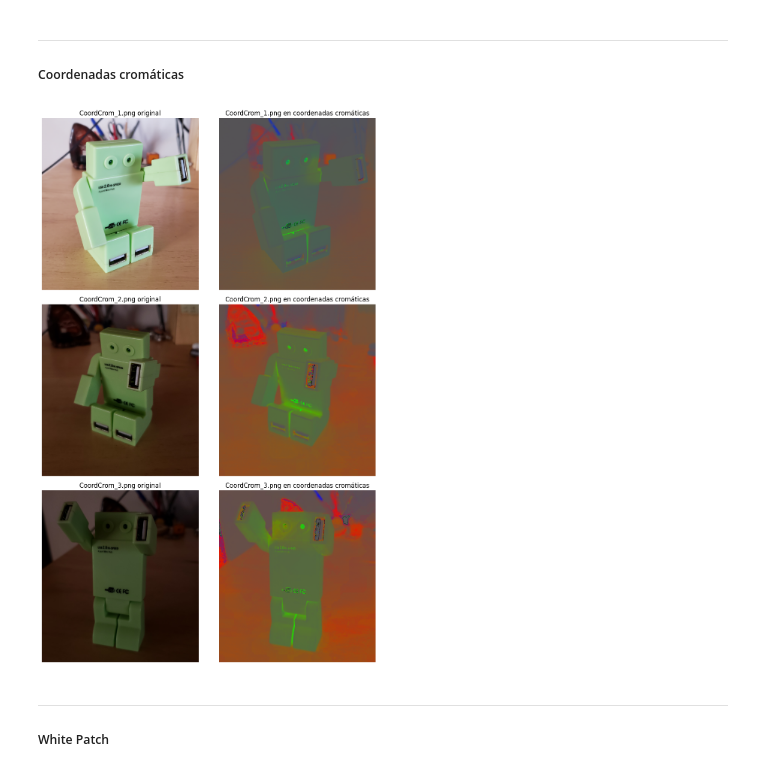
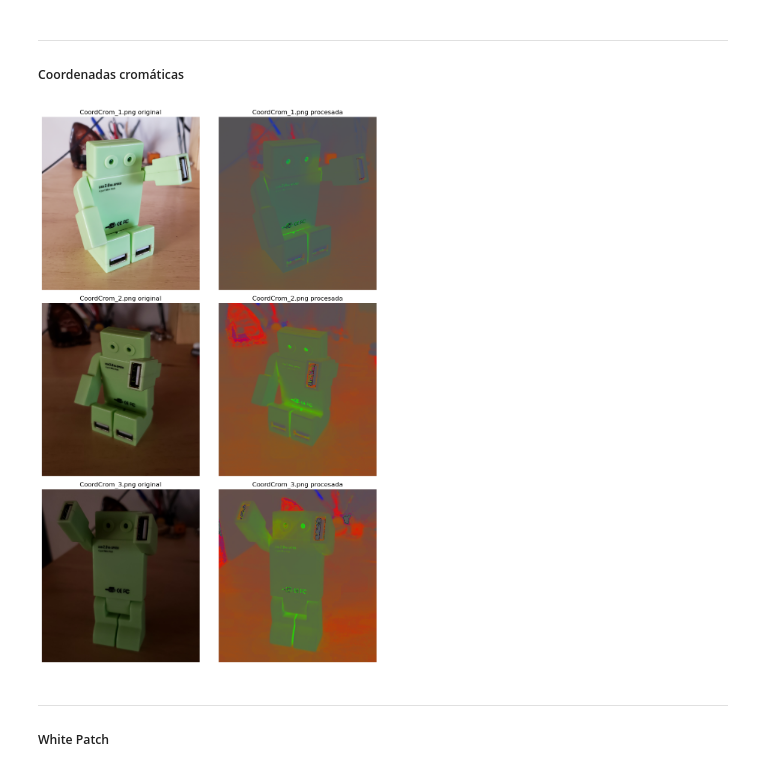
Before and after one commit to mmarando/vpc1, a Jupyter notebook: tp1/tp1.ipynb, the cells around one changed output. Drawn from its saved outputs; the diff is of its cells as text; code cells hidden in the pictures.

Commit message:
refactor coord cromaticas

```diff
--- a/tp1/tp1.ipynb
+++ b/tp1/tp1.ipynb
@@ -29,63 +29,68 @@ import matplotlib.pyplot as plt
 ------
 ##### Coordenadas cromáticas
 # %%
-def convertir_a_coord_cromaticas(rgb_image):
+def aplicar_coord_cromaticas(rgb_image):
     # Convertir a tipo float para evitar el problema 'Clipping input data to
     # the valid range for imshow with RGB data ([0..1] for floats or [0..255] for integers).
     rgb_image = rgb_image.astype(np.float64)
 
     # Obtener cada canal
     r, g, b = rgb_image[:,:,0], rgb_image[:,:,1], rgb_image[:,:,2]
 
     # Calcular la suma de los canales
     sum_rgb = r + g + b
 
     # Evitar división por cero (RuntimeWarning: invalid value encountered in divide)
     sum_rgb = np.where(sum_rgb == 0, 1e-9, sum_rgb)
 
     # Normalizar cada canal
     r_normalized = r / sum_rgb
     g_normalized = g / sum_rgb
     b_normalized = b / sum_rgb
 
     # Apilar los resultados en la ultima dimension
     coord_cromaticas = np.dstack([r_normalized, g_normalized, b_normalized])
 
     return coord_cromaticas
 
 
-# Nombres de las imágenes
-nombres_imagenes = ['CoordCrom_1.png', 'CoordCrom_2.png', 'CoordCrom_3.png']
+def visualizar_imagenes(img_originales, img_procesadas, titulos):
+    fig, ax = plt.subplots(len(img_originales), 2, figsize=(10, len(img_originales) * 5))
+    for i, nombre_imagen in enumerate(titulos):
+        ax[i, 0].imshow(img_originales[i])
+        ax[i, 0].set_title(f'{nombre_imagen} original')
+        ax[i, 0].axis('off')
 
-# Cargamos las imagenes, las convertimos a RGB y coordenadas cromaticas
-imagenes_coord_crom = []
-imagenes_originales = []
+        ax[i, 1].imshow(img_procesadas[i])
+        ax[i, 1].set_title(f'{nombre_imagen} procesada')
+        ax[i, 1].axis('off')
 
-for nombre_imagen in nombres_imagenes:
-    img_bgr = cv.imread(f'coord_cromaticas/{nombre_imagen}')
-    img_rgb = cv.cvtColor(img_bgr, cv.COLOR_BGR2RGB)
-
-    img_coord_crom = convertir_a_coord_cromaticas(img_rgb)
-
-    imagenes_originales.append(img_rgb)
-    imagenes_coord_crom.append(img_coord_crom)
+    plt.tight_layout()
+    plt.show()
 
 
-# Visualizar las imagenes originales y en coordenadas cromáticas
-fig, ax = plt.subplots(len(imagenes_originales), 2, figsize=(10, len(imagenes_originales) * 5))
-for i, nombre_imagen in enumerate(nombres_imagenes):
-    ax[i, 0].imshow(imagenes_originales[i])
-    ax[i, 0].set_title(f'{nombre_imagen} original')
-    ax[i, 0].axis('off')
+def cargar_y_procesar_imagenes(img_path, img_nombres, algoritmo):
+    # Cargamos las imagenes, las convertimos a RGB y aplicamos el algoritmo de conversion
+    img_originales = []
+    img_procesadas = []
 
-    ax[i, 1].imshow(imagenes_coord_crom[i])
-    ax[i, 1].set_title(f'{nombre_imagen} en coordenadas cromáticas')
-    ax[i, 1].axis('off')
+    for img_nombre in img_nombres:
+        img_bgr = cv.imread(f'{img_path}/{img_nombre}')
+        img_rgb = cv.cvtColor(img_bgr, cv.COLOR_BGR2RGB)
 
-plt.tight_layout()
-plt.show()
+        img_procesada = algoritmo(img_rgb.copy())
+
+        img_originales.append(img_rgb)
+        img_procesadas.append(img_procesada)
+
+    return img_originales, img_procesadas
+
+img_path = 'coord_cromaticas'
+img_nombres = ['CoordCrom_1.png', 'CoordCrom_2.png', 'CoordCrom_3.png']
+img_originales, img_procesadas = cargar_y_procesar_imagenes(img_path, img_nombres, aplicar_coord_cromaticas)
+visualizar_imagenes(img_originales, img_procesadas, img_nombres)
 # %% [output]
-[figure, old version]
+[figure, new version]
 # %% [markdown]
 -----
 ##### White Patch
```
Also changed, not shown: 1 other file.
